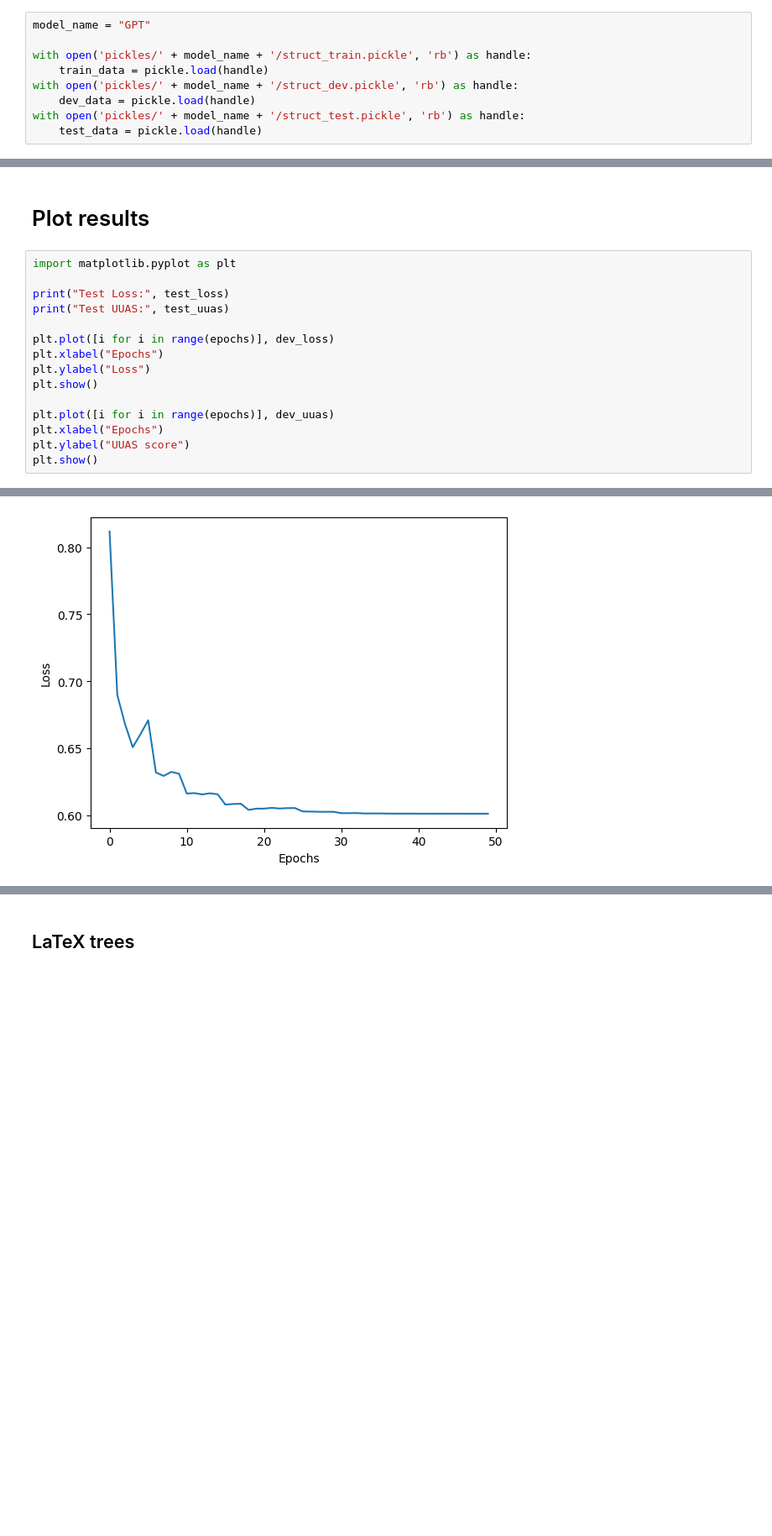
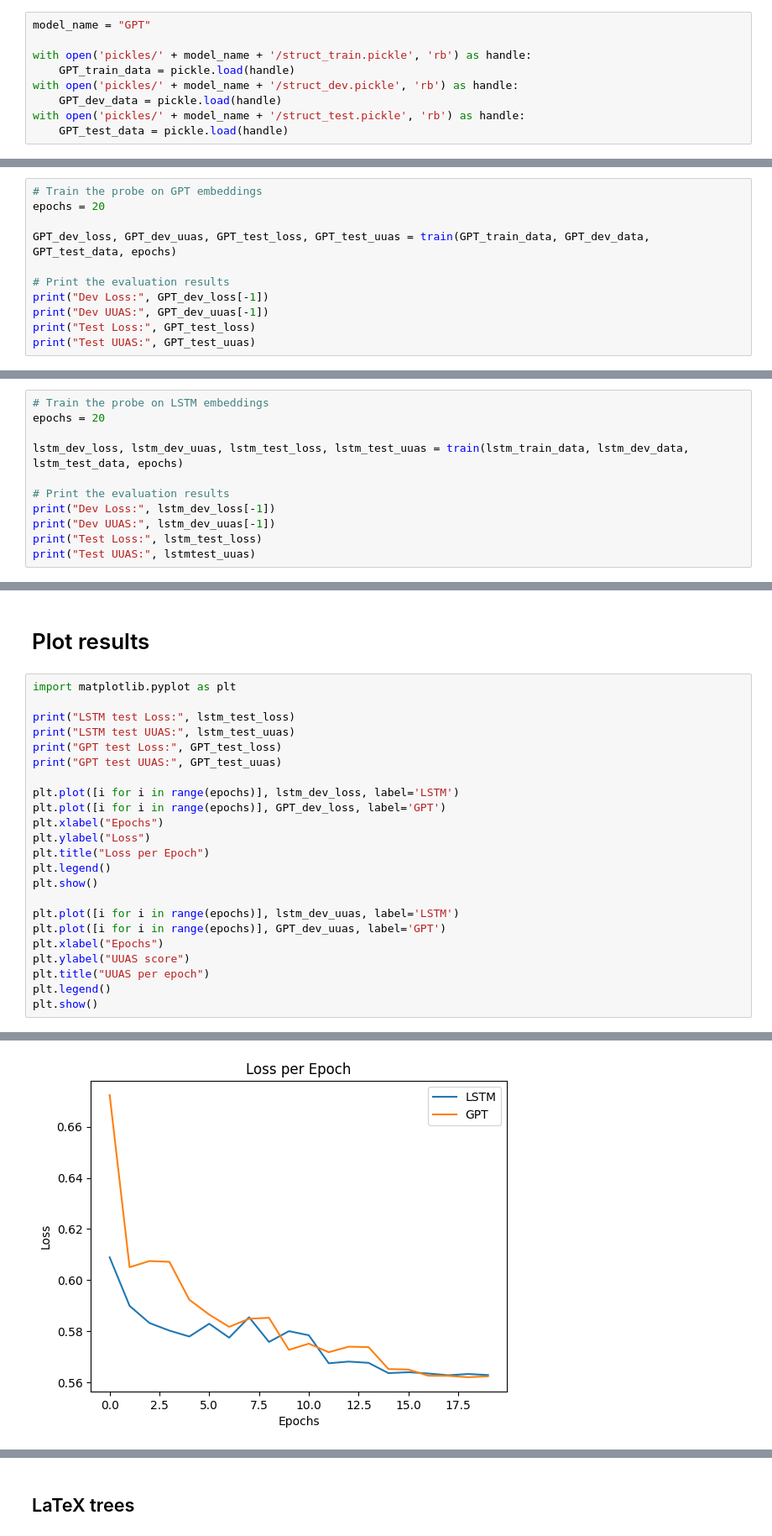
Before and after one commit to remvanthull/nlp2-probing-lms, a Jupyter notebook: probing_lms.ipynb, the cells around one changed output, grey strips where cells are left out. Shown at 84% size. Cells and saved outputs as stored; diff of their text form; blank space fills up the shorter version.

```diff
--- a/probing_lms.ipynb
+++ b/probing_lms.ipynb
@@ -1055,8 +1107,8 @@ def train(_train_data, _dev_data, _test_data, epochs=1000):
 model_name = "GPT"
 
 with open('pickles/' + model_name + '/struct_train.pickle', 'rb') as handle:
-    train_data = pickle.load(handle)
+    GPT_train_data = pickle.load(handle)
 with open('pickles/' + model_name + '/struct_dev.pickle', 'rb') as handle:
-    dev_data = pickle.load(handle)
+    GPT_dev_data = pickle.load(handle)
 with open('pickles/' + model_name + '/struct_test.pickle', 'rb') as handle:
-    test_data = pickle.load(handle)
+    GPT_test_data = pickle.load(handle)
@@ -1093,0 +1134,11 @@ print("Test UUAS:", test_uuas)
+# %%
+# Train the probe on GPT embeddings
+epochs = 20
+
+GPT_dev_loss, GPT_dev_uuas, GPT_test_loss, GPT_test_uuas = train(GPT_train_data, GPT_dev_data, GPT_test_data, epochs)
+
+# Print the evaluation results
+print("Dev Loss:", GPT_dev_loss[-1])
+print("Dev UUAS:", GPT_dev_uuas[-1])
+print("Test Loss:", GPT_test_loss)
+print("Test UUAS:", GPT_test_uuas)
@@ -1093,0 +1163,11 @@ print("Test UUAS:", test_uuas)
+# %%
+# Train the probe on LSTM embeddings
+epochs = 20
+
+lstm_dev_loss, lstm_dev_uuas, lstm_test_loss, lstm_test_uuas = train(lstm_train_data, lstm_dev_data, lstm_test_data, epochs)
+
+# Print the evaluation results
+print("Dev Loss:", lstm_dev_loss[-1])
+print("Dev UUAS:", lstm_dev_uuas[-1])
+print("Test Loss:", lstm_test_loss)
+print("Test UUAS:", lstmtest_uuas)
@@ -1096,16 +1195,24 @@ print("Test UUAS:", test_uuas)
 # %%
 import matplotlib.pyplot as plt
 
-print("Test Loss:", test_loss)
-print("Test UUAS:", test_uuas)
+print("LSTM test Loss:", lstm_test_loss)
+print("LSTM test UUAS:", lstm_test_uuas)
+print("GPT test Loss:", GPT_test_loss)
+print("GPT test UUAS:", GPT_test_uuas)
 
-plt.plot([i for i in range(epochs)], dev_loss)
+plt.plot([i for i in range(epochs)], lstm_dev_loss, label='LSTM')
+plt.plot([i for i in range(epochs)], GPT_dev_loss, label='GPT')
 plt.xlabel("Epochs")
 plt.ylabel("Loss")
+plt.title("Loss per Epoch")
+plt.legend()
 plt.show()
 
-plt.plot([i for i in range(epochs)], dev_uuas)
+plt.plot([i for i in range(epochs)], lstm_dev_uuas, label='LSTM')
+plt.plot([i for i in range(epochs)], GPT_dev_uuas, label='GPT')
 plt.xlabel("Epochs")
 plt.ylabel("UUAS score")
+plt.title("UUAS per epoch")
+plt.legend()
 plt.show()
 # %% [output]
@@ -1114 +1223 @@ Test UUAS: 0.6821439399425788
-[figure, old version]
+[figure, new version]
```
Also changed, not shown: parts of 19 cells of this notebook.
